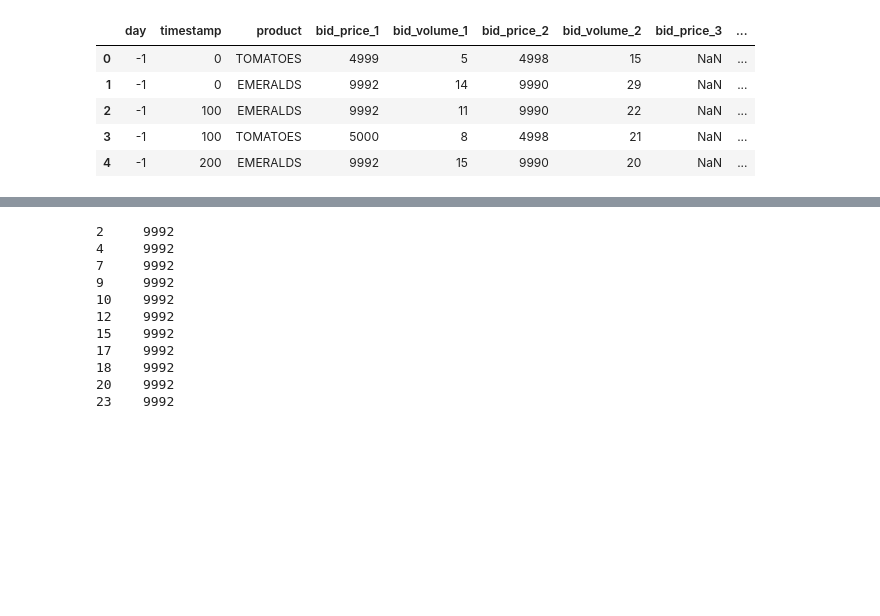
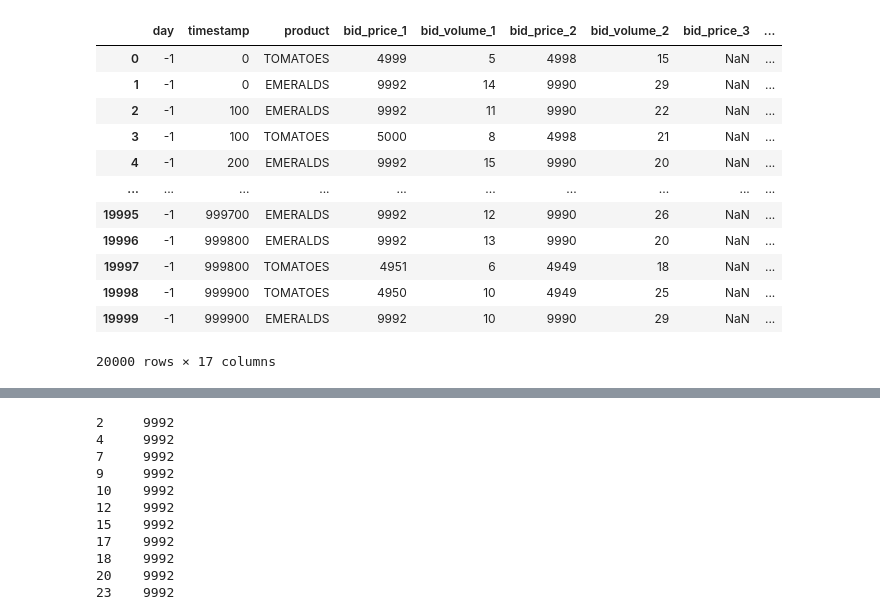
Before and after one commit to carl-handouka/TRADOSMIC, a Jupyter notebook: day-1_analysis.ipynb, the cells around one changed output, grey strips where cells are left out. Saved outputs shown, nothing was run; the diff lists cells and outputs as text; code cells hidden in the pictures; blank space fills up the shorter version.

```diff
--- a/day-1_analysis.ipynb
+++ b/day-1_analysis.ipynb
@@ -5,11 +5,18 @@ from sklearn.linear_model import LogisticRegression
 import matplotlib.pyplot as plt
 # %%
 df=pd.read_csv('prices_round_0_day_-1.csv',delimiter=';')
-df.head()
+df
 # %% [output]
 |  | day | timestamp | product | bid_price_1 | bid_volume_1 | bid_price_2 | bid_volume_2 | bid_price_3 | ... |
 | 0 | -1 | 0 | TOMATOES | 4999 | 5 | 4998 | 15 | NaN | ... |
 | 1 | -1 | 0 | EMERALDS | 9992 | 14 | 9990 | 29 | NaN | ... |
 | 2 | -1 | 100 | EMERALDS | 9992 | 11 | 9990 | 22 | NaN | ... |
 | 3 | -1 | 100 | TOMATOES | 5000 | 8 | 4998 | 21 | NaN | ... |
 | 4 | -1 | 200 | EMERALDS | 9992 | 15 | 9990 | 20 | NaN | ... |
+| ... | ... | ... | ... | ... | ... | ... | ... | ... | ... |
+| 19995 | -1 | 999700 | EMERALDS | 9992 | 12 | 9990 | 26 | NaN | ... |
+| 19996 | -1 | 999800 | EMERALDS | 9992 | 13 | 9990 | 20 | NaN | ... |
+| 19997 | -1 | 999800 | TOMATOES | 4951 | 6 | 4949 | 18 | NaN | ... |
+| 19998 | -1 | 999900 | TOMATOES | 4950 | 10 | 4949 | 25 | NaN | ... |
+| 19999 | -1 | 999900 | EMERALDS | 9992 | 10 | 9990 | 29 | NaN | ... |
+20000 rows × 17 columns
```
Also changed, not shown: parts of 11 cells of this notebook, 11 other files.
